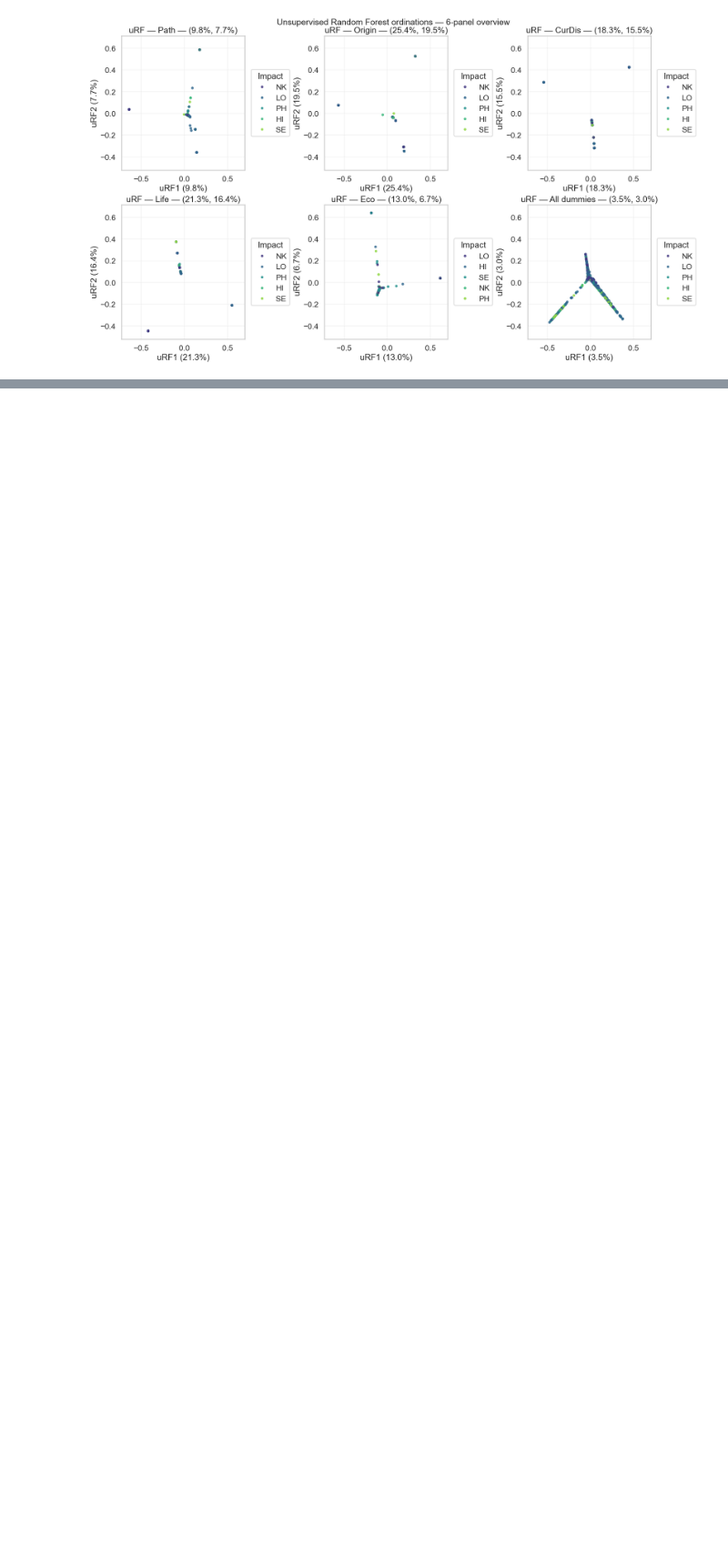
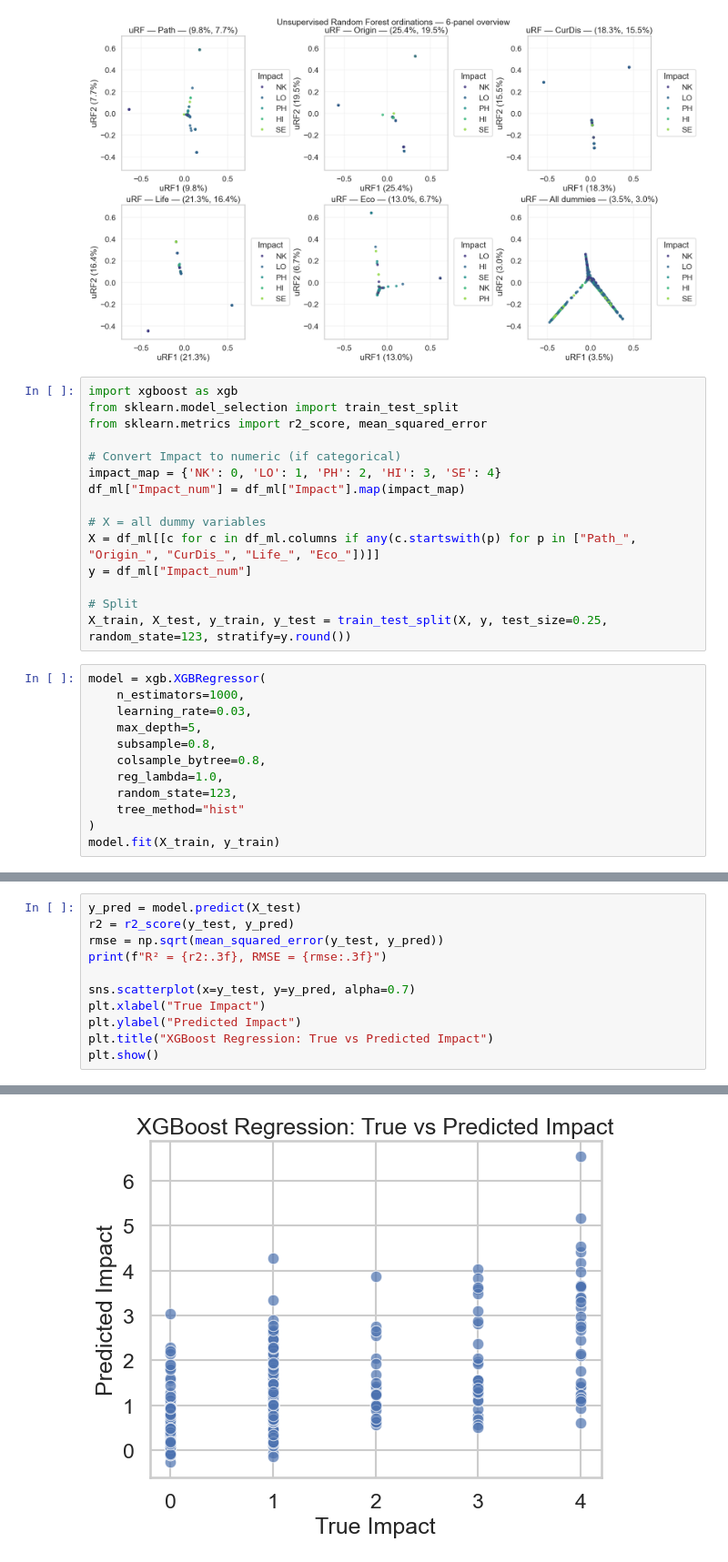
Before and after one commit to gonlu0613/Scientific_programming_invasive_species, a Jupyter notebook: Scientific_programming_notebook.ipynb, the cells around one changed output, grey strips where cells are left out. Shown at 91% size. Saved outputs shown, nothing was run; the diff lists cells and outputs as text; blank space fills up the shorter version.

Commit message:
xgboost

```diff
--- a/Scientific_programming_notebook.ipynb
+++ b/Scientific_programming_notebook.ipynb
@@ -457,3 +457,30 @@ fig.suptitle("Unsupervised Random Forest ordinations — 6-panel overview", font
 plt.show()
 # %% [output]
 [figure]
+# %%
+import xgboost as xgb
+from sklearn.model_selection import train_test_split
+from sklearn.metrics import r2_score, mean_squared_error
+
+# Convert Impact to numeric (if categorical)
+impact_map = {'NK': 0, 'LO': 1, 'PH': 2, 'HI': 3, 'SE': 4}
+df_ml["Impact_num"] = df_ml["Impact"].map(impact_map)
+
+# X = all dummy variables
+X = df_ml[[c for c in df_ml.columns if any(c.startswith(p) for p in ["Path_", "Origin_", "CurDis_", "Life_", "Eco_"])]]
+y = df_ml["Impact_num"]
+
+# Split
+X_train, X_test, y_train, y_test = train_test_split(X, y, test_size=0.25, random_state=123, stratify=y.round())
+# %%
+model = xgb.XGBRegressor(
+    n_estimators=1000,
+    learning_rate=0.03,
+    max_depth=5,
+    subsample=0.8,
+    colsample_bytree=0.8,
+    reg_lambda=1.0,
+    random_state=123,
+    tree_method="hist"
+)
+model.fit(X_train, y_train)
@@ -459,0 +499,12 @@ plt.show()
+# %%
+y_pred = model.predict(X_test)
+r2 = r2_score(y_test, y_pred)
+rmse = np.sqrt(mean_squared_error(y_test, y_pred))
+print(f"R² = {r2:.3f}, RMSE = {rmse:.3f}")
+
+sns.scatterplot(x=y_test, y=y_pred, alpha=0.7)
+plt.xlabel("True Impact")
+plt.ylabel("Predicted Impact")
+plt.title("XGBoost Regression: True vs Predicted Impact")
+plt.show()
+# %% [output]
@@ -459,0 +512 @@ plt.show()
+[figure, added]
```
Also changed, not shown: parts of 4 cells of this notebook.
